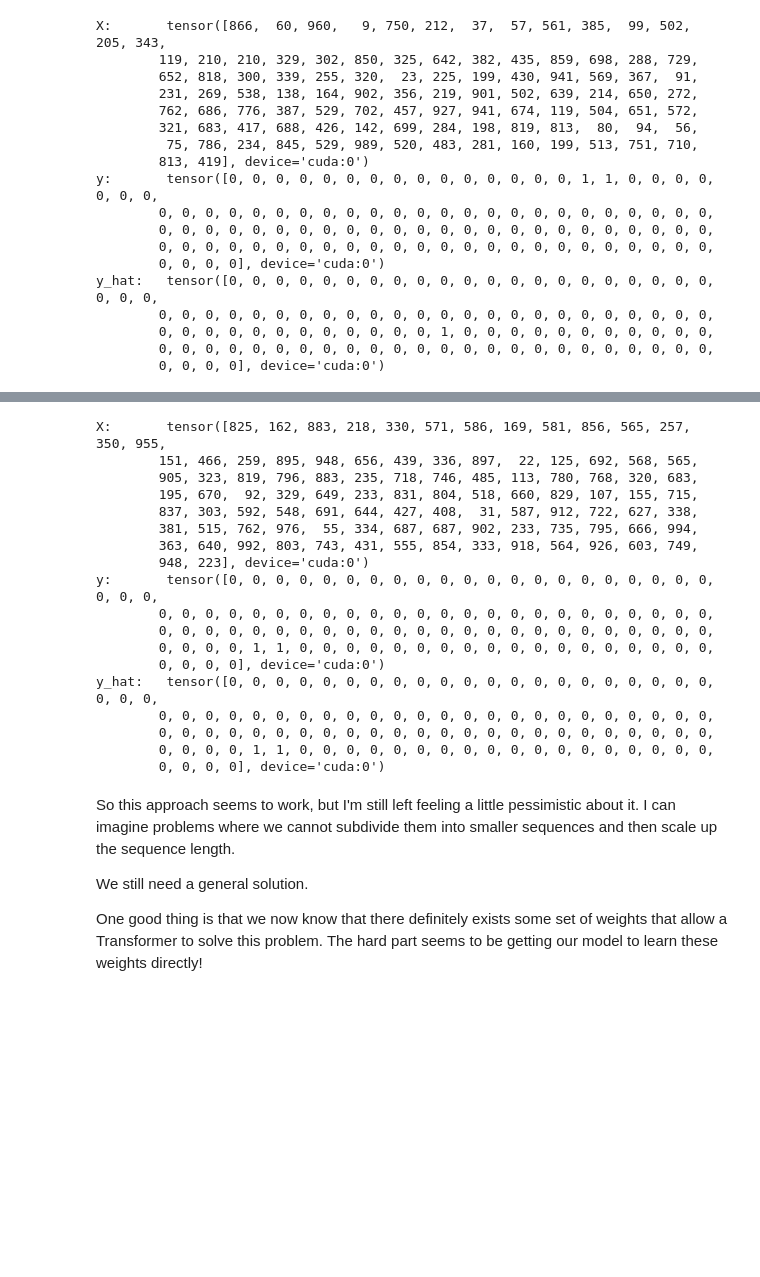
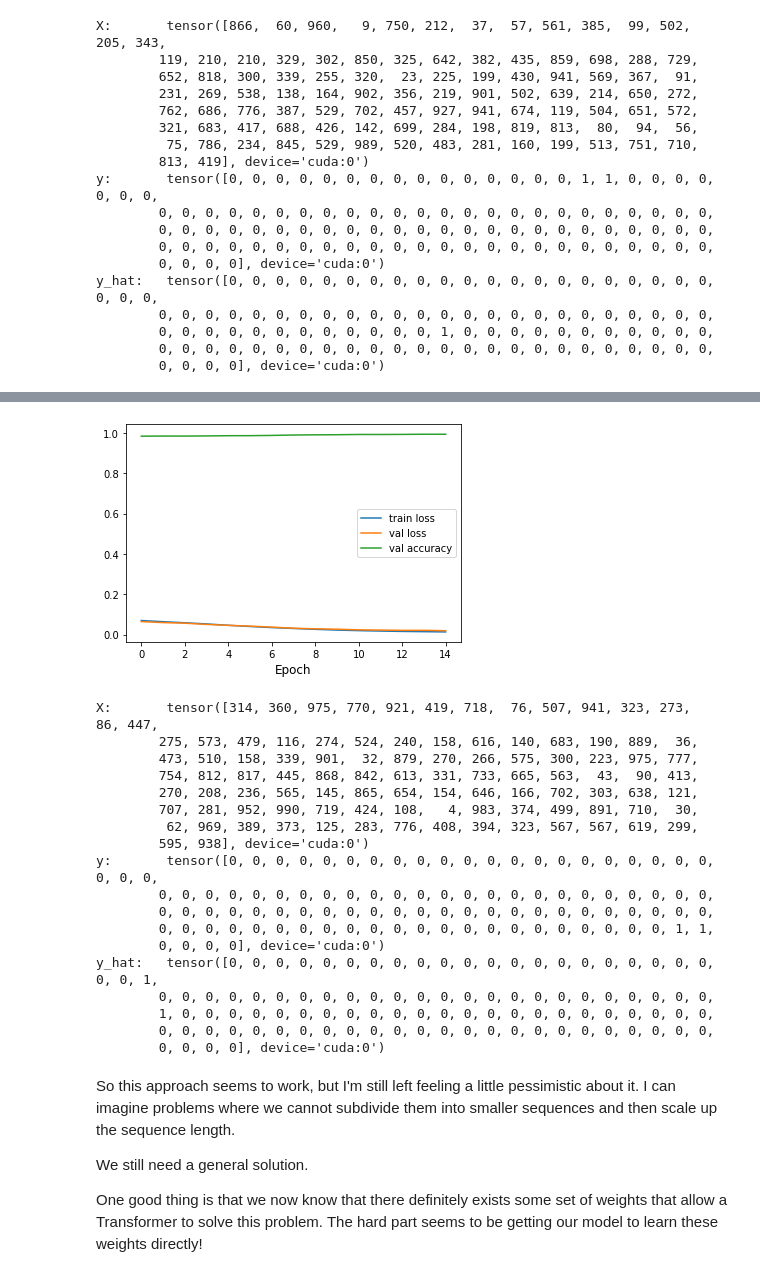
Before and after one commit to JoshVarty/bio-experiments, a Jupyter notebook: 01_Pairs_Of_Adjacent_Duplicates.ipynb, the cells around one changed output, grey strips where cells are left out. Cells and saved outputs as stored; diff of their text form; code cells hidden in the pictures; blank space fills up the shorter version.

```diff
--- a/01_Pairs_Of_Adjacent_Duplicates.ipynb
+++ b/01_Pairs_Of_Adjacent_Duplicates.ipynb
@@ -613,29 +589,33 @@ Epoch:   14                     Valid Accuracy   0.9944407
+# %%
+plot_losses(trn_loss, val_loss, val_acc)
+# %% [output]
+[figure, added]
 # %%
 # Check if we're learned how to perform on items in the train dataset
-x, y = valid_ds[0]
+x, y = valid_ds[5]
 y_hat = get_output_for_example(model, x)
 
 print("X:\t", x)
 print("y:\t", y)
 print("y_hat:\t", y_hat.squeeze())
 # %% [output]
-X:       tensor([825, 162, 883, 218, 330, 571, 586, 169, 581, 856, 565, 257, 350, 955,
-        151, 466, 259, 895, 948, 656, 439, 336, 897,  22, 125, 692, 568, 565,
-        905, 323, 819, 796, 883, 235, 718, 746, 485, 113, 780, 768, 320, 683,
-        195, 670,  92, 329, 649, 233, 831, 804, 518, 660, 829, 107, 155, 715,
-        837, 303, 592, 548, 691, 644, 427, 408,  31, 587, 912, 722, 627, 338,
-        381, 515, 762, 976,  55, 334, 687, 687, 902, 233, 735, 795, 666, 994,
-        363, 640, 992, 803, 743, 431, 555, 854, 333, 918, 564, 926, 603, 749,
-        948, 223], device='cuda:0')
+X:       tensor([314, 360, 975, 770, 921, 419, 718,  76, 507, 941, 323, 273,  86, 447,
+        275, 573, 479, 116, 274, 524, 240, 158, 616, 140, 683, 190, 889,  36,
+        473, 510, 158, 339, 901,  32, 879, 270, 266, 575, 300, 223, 975, 777,
+        754, 812, 817, 445, 868, 842, 613, 331, 733, 665, 563,  43,  90, 413,
+        270, 208, 236, 565, 145, 865, 654, 154, 646, 166, 702, 303, 638, 121,
+        707, 281, 952, 990, 719, 424, 108,   4, 983, 374, 499, 891, 710,  30,
+         62, 969, 389, 373, 125, 283, 776, 408, 394, 323, 567, 567, 619, 299,
+        595, 938], device='cuda:0')
 y:       tensor([0, 0, 0, 0, 0, 0, 0, 0, 0, 0, 0, 0, 0, 0, 0, 0, 0, 0, 0, 0, 0, 0, 0, 0,
         0, 0, 0, 0, 0, 0, 0, 0, 0, 0, 0, 0, 0, 0, 0, 0, 0, 0, 0, 0, 0, 0, 0, 0,
         0, 0, 0, 0, 0, 0, 0, 0, 0, 0, 0, 0, 0, 0, 0, 0, 0, 0, 0, 0, 0, 0, 0, 0,
-        0, 0, 0, 0, 1, 1, 0, 0, 0, 0, 0, 0, 0, 0, 0, 0, 0, 0, 0, 0, 0, 0, 0, 0,
+        0, 0, 0, 0, 0, 0, 0, 0, 0, 0, 0, 0, 0, 0, 0, 0, 0, 0, 0, 0, 0, 0, 1, 1,
         0, 0, 0, 0], device='cuda:0')
-y_hat:   tensor([0, 0, 0, 0, 0, 0, 0, 0, 0, 0, 0, 0, 0, 0, 0, 0, 0, 0, 0, 0, 0, 0, 0, 0,
+y_hat:   tensor([0, 0, 0, 0, 0, 0, 0, 0, 0, 0, 0, 0, 0, 0, 0, 0, 0, 0, 0, 0, 0, 0, 0, 1,
         0, 0, 0, 0, 0, 0, 0, 0, 0, 0, 0, 0, 0, 0, 0, 0, 0, 0, 0, 0, 0, 0, 0, 0,
+        1, 0, 0, 0, 0, 0, 0, 0, 0, 0, 0, 0, 0, 0, 0, 0, 0, 0, 0, 0, 0, 0, 0, 0,
         0, 0, 0, 0, 0, 0, 0, 0, 0, 0, 0, 0, 0, 0, 0, 0, 0, 0, 0, 0, 0, 0, 0, 0,
-        0, 0, 0, 0, 1, 1, 0, 0, 0, 0, 0, 0, 0, 0, 0, 0, 0, 0, 0, 0, 0, 0, 0, 0,
         0, 0, 0, 0], device='cuda:0')
 # %% [markdown]
 So this approach seems to work, but I'm still left feeling a little pessimistic about it. I can imagine problems where we cannot subdivide them into smaller sequences and then scale up the sequence length.
```
Also changed, not shown: parts of 9 cells of this notebook, 3 other files.
